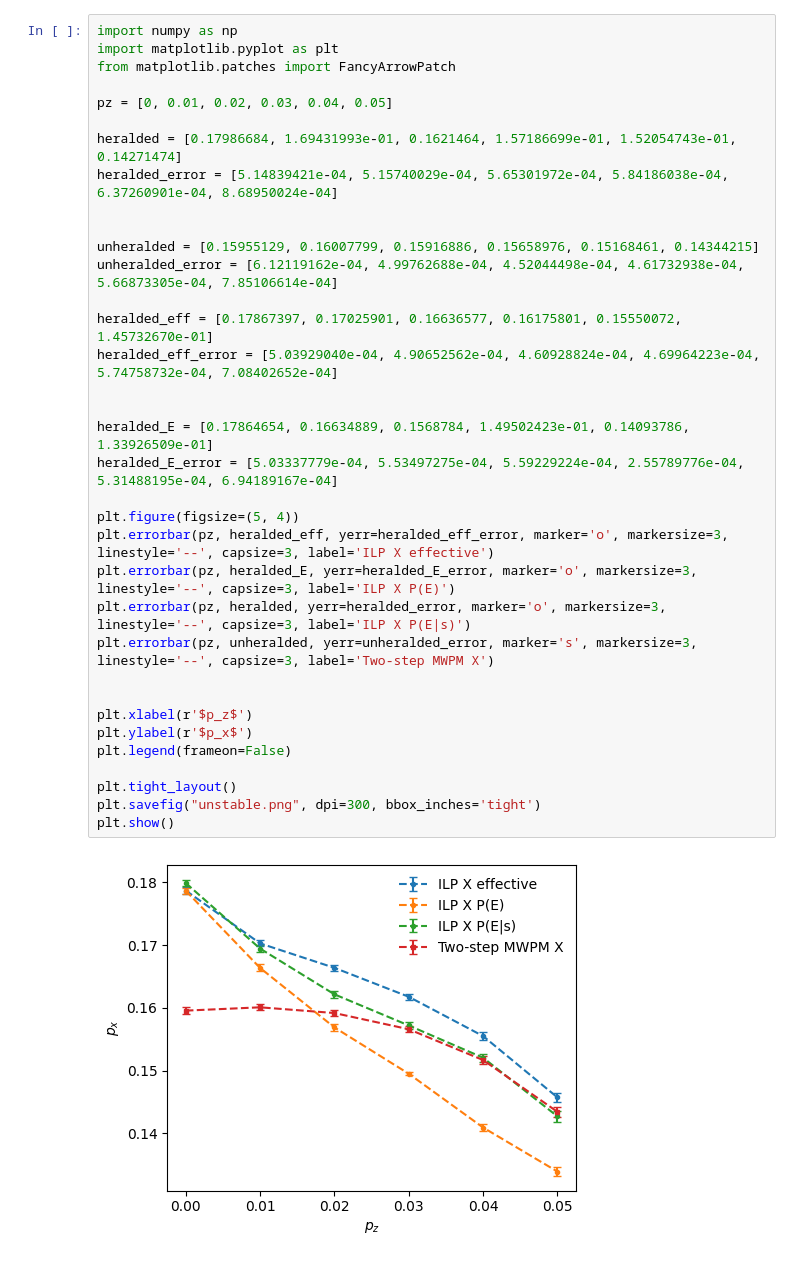
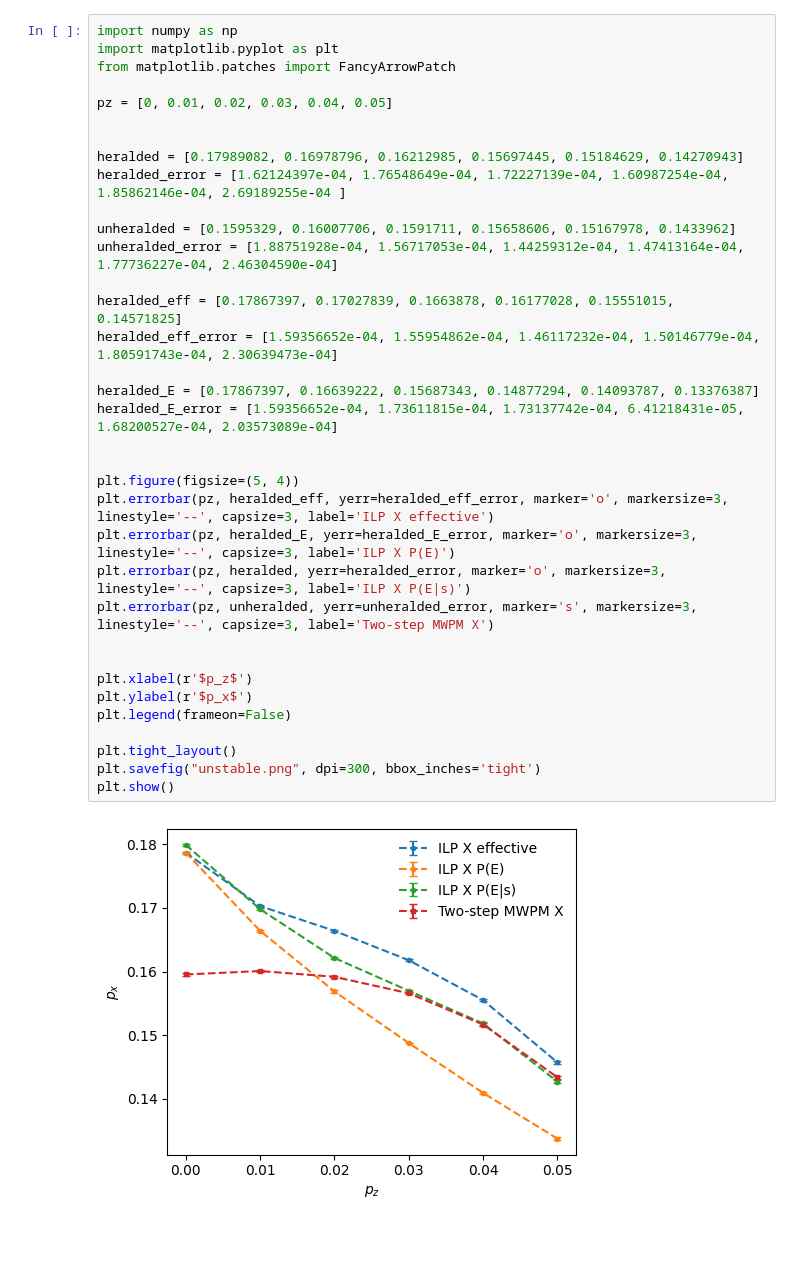
Before and after one commit to steamdou/TOPO-QC, a Jupyter notebook: data_plots/phase_diagram_X_final.ipynb, the cells around one changed output. Cells and saved outputs as stored; diff of their text form.

```diff
--- a/data_plots/phase_diagram_X_final.ipynb
+++ b/data_plots/phase_diagram_X_final.ipynb
@@ -1,37 +1,37 @@
 # %%
 import numpy as np
 import matplotlib.pyplot as plt
 from matplotlib.patches import FancyArrowPatch
 
 pz = [0, 0.01, 0.02, 0.03, 0.04, 0.05]
 
-heralded = [0.17986684, 1.69431993e-01, 0.1621464, 1.57186699e-01, 1.52054743e-01, 0.14271474]
-heralded_error = [5.14839421e-04, 5.15740029e-04, 5.65301972e-04, 5.84186038e-04, 6.37260901e-04, 8.68950024e-04]
 
+heralded = [0.17989082, 0.16978796, 0.16212985, 0.15697445, 0.15184629, 0.14270943]
+heralded_error = [1.62124397e-04, 1.76548649e-04, 1.72227139e-04, 1.60987254e-04, 1.85862146e-04, 2.69189255e-04 ]
 
-unheralded = [0.15955129, 0.16007799, 0.15916886, 0.15658976, 0.15168461, 0.14344215]
-unheralded_error = [6.12119162e-04, 4.99762688e-04, 4.52044498e-04, 4.61732938e-04, 5.66873305e-04, 7.85106614e-04]
+unheralded = [0.1595329, 0.16007706, 0.1591711, 0.15658606, 0.15167978, 0.1433962]
+unheralded_error = [1.88751928e-04, 1.56717053e-04, 1.44259312e-04, 1.47413164e-04, 1.77736227e-04, 2.46304590e-04]
 
-heralded_eff = [0.17867397, 0.17025901, 0.16636577, 0.16175801, 0.15550072, 1.45732670e-01]
-heralded_eff_error = [5.03929040e-04, 4.90652562e-04, 4.60928824e-04, 4.69964223e-04, 5.74758732e-04, 7.08402652e-04]
+heralded_eff = [0.17867397, 0.17027839, 0.1663878, 0.16177028, 0.15551015, 0.14571825]
+heralded_eff_error = [1.59356652e-04, 1.55954862e-04, 1.46117232e-04, 1.50146779e-04, 1.80591743e-04, 2.30639473e-04]
 
+heralded_E = [0.17867397, 0.16639222, 0.15687343, 0.14877294, 0.14093787, 0.13376387]
+heralded_E_error = [1.59356652e-04, 1.73611815e-04, 1.73137742e-04, 6.41218431e-05, 1.68200527e-04, 2.03573089e-04]
 
-heralded_E = [0.17864654, 0.16634889, 0.1568784, 1.49502423e-01, 0.14093786, 1.33926509e-01]
-heralded_E_error = [5.03337779e-04, 5.53497275e-04, 5.59229224e-04, 2.55789776e-04, 5.31488195e-04, 6.94189167e-04]
 
 plt.figure(figsize=(5, 4))
 plt.errorbar(pz, heralded_eff, yerr=heralded_eff_error, marker='o', markersize=3, linestyle='--', capsize=3, label='ILP X effective')
 plt.errorbar(pz, heralded_E, yerr=heralded_E_error, marker='o', markersize=3, linestyle='--', capsize=3, label='ILP X P(E)')
 plt.errorbar(pz, heralded, yerr=heralded_error, marker='o', markersize=3, linestyle='--', capsize=3, label='ILP X P(E|s)')
 plt.errorbar(pz, unheralded, yerr=unheralded_error, marker='s', markersize=3, linestyle='--', capsize=3, label='Two-step MWPM X')
 
 
 plt.xlabel(r'$p_z$')
 plt.ylabel(r'$p_x$')
 plt.legend(frameon=False)
 
 plt.tight_layout()
 plt.savefig("unstable.png", dpi=300, bbox_inches='tight')
 plt.show()
 # %% [output]
-[figure, old version]
+[figure, new version]
```
Also changed, not shown: 9 other files.
